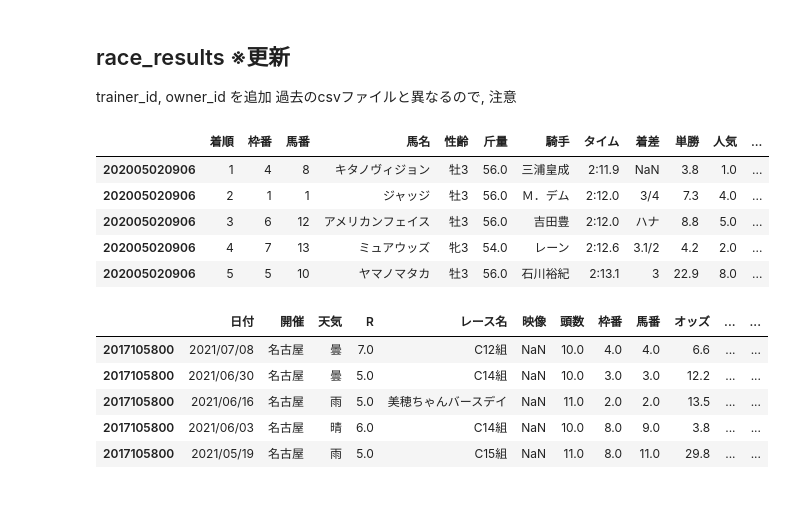
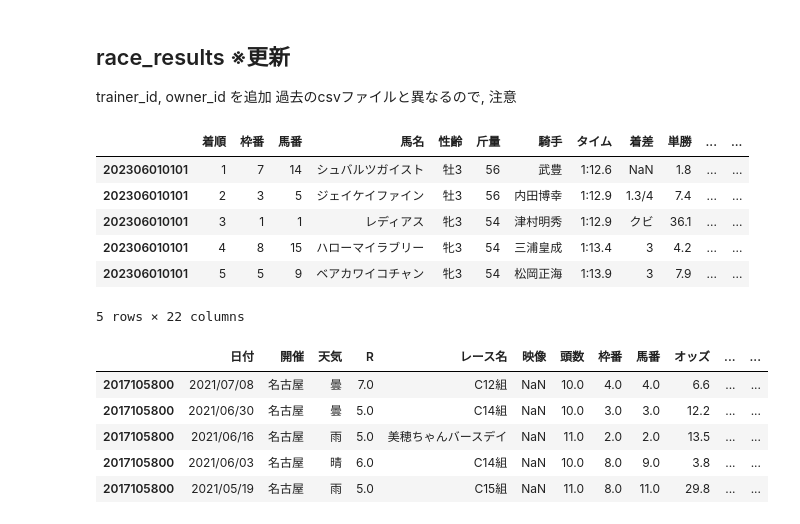
Before and after one commit to yodarjeering/horse_tmp, a Jupyter notebook: main.ipynb, the cells around one changed output. Saved outputs shown, nothing was run; the diff lists cells and outputs as text; code cells hidden in the pictures.

```diff
--- a/main.ipynb
+++ b/main.ipynb
@@ -26,11 +29,11 @@ The autoreload extension is already loaded. To reload it, use:
 # %% [markdown]
 #  データロード ※更新2023/02/02
 # %%
-race_results = load_csv(LocalPaths.RESULTS_PATH)
-horse_results = load_csv(LocalPaths.HORSE_RESULTS_PATH)
-peds = load_csv(LocalPaths.PEDS_PATH)
+race_results = pd.read_csv(LocalPaths.RESULTS_PATH,index_col=0)
+horse_results = pd.read_csv(LocalPaths.HORSE_RESULTS_PATH,index_col=0)
+peds = pd.read_csv(LocalPaths.PEDS_PATH,index_col=0)
 peds.fillna('nan',inplace=True) # 何回やってもロードすると, nanが出る
-return_tables = load_csv(LocalPaths.RETURN_PATH)
+return_tables = pd.read_csv(LocalPaths.RETURN_PATH,index_col=0)
 return_tables.rename(columns={'0':0,'1':1,'2':2,'3':3},inplace=True)# 毎回読み込むごとに, strに変換されてしまう
 # %% [markdown]
 # データ収集
@@ -93,10 +94,3 @@ update_peds.to_csv(LocalPaths.PEDS_PATH)
-# %%
-results = load_csv(path_+'results.csv')
-horse_results = load_csv(path_+'horse_results.csv')
-peds = load_csv(path_+'peds.csv')
-peds.fillna('nan',inplace=True) # 何回やってもロードすると, nanが出る
-return_tables = load_csv(path_+'return.csv')
-return_tables.rename(columns={'0':0,'1':1,'2':2,'3':3},inplace=True) # 毎回読み込むごとに, strに変換されてしまう
 # %% [markdown]
 # データ形式
 # %% [markdown]
@@ -108,17 +102,18 @@ trainer_id, owner_id を追加
 # %%
 """
     レース結果を記録したテーブル
     results.index : Int64Index, index は race_id
     index だけでは一意にレコードが求まらないので, 注意
 """
-results.head() # index : race_id
+race_results.head() # index : race_id
 # %% [output]
-|  | 着順 | 枠番 | 馬番 | 馬名 | 性齢 | 斤量 | 騎手 | タイム | 着差 | 単勝 | 人気 | ... |
-| 202005020906 | 1 | 4 | 8 | キタノヴィジョン | 牡3 | 56.0 | 三浦皇成 | 2:11.9 | NaN | 3.8 | 1.0 | ... |
-| 202005020906 | 2 | 1 | 1 | ジャッジ | 牡3 | 56.0 | Ｍ．デム | 2:12.0 | 3/4 | 7.3 | 4.0 | ... |
-| 202005020906 | 3 | 6 | 12 | アメリカンフェイス | 牡3 | 56.0 | 吉田豊 | 2:12.0 | ハナ | 8.8 | 5.0 | ... |
-| 202005020906 | 4 | 7 | 13 | ミュアウッズ | 牝3 | 54.0 | レーン | 2:12.6 | 3.1/2 | 4.2 | 2.0 | ... |
-| 202005020906 | 5 | 5 | 10 | ヤマノマタカ | 牡3 | 56.0 | 石川裕紀 | 2:13.1 | 3 | 22.9 | 8.0 | ... |
+|  | 着順 | 枠番 | 馬番 | 馬名 | 性齢 | 斤量 | 騎手 | タイム | 着差 | 単勝 | ... | ... |
+| 202306010101 | 1 | 7 | 14 | シュバルツガイスト | 牡3 | 56 | 武豊 | 1:12.6 | NaN | 1.8 | ... | ... |
+| 202306010101 | 2 | 3 | 5 | ジェイケイファイン | 牡3 | 56 | 内田博幸 | 1:12.9 | 1.3/4 | 7.4 | ... | ... |
+| 202306010101 | 3 | 1 | 1 | レディアス | 牝3 | 54 | 津村明秀 | 1:12.9 | クビ | 36.1 | ... | ... |
+| 202306010101 | 4 | 8 | 15 | ハローマイラブリー | 牝3 | 54 | 三浦皇成 | 1:13.4 | 3 | 4.2 | ... | ... |
+| 202306010101 | 5 | 5 | 9 | ベアカワイコチャン | 牝3 | 54 | 松岡正海 | 1:13.9 | 3 | 7.9 | ... | ... |
+5 rows × 22 columns
 # %%
 """
     馬の過去の全戦績を記したテーブル
```
Also changed, not shown: parts of 12 cells of this notebook, 9 other files.
